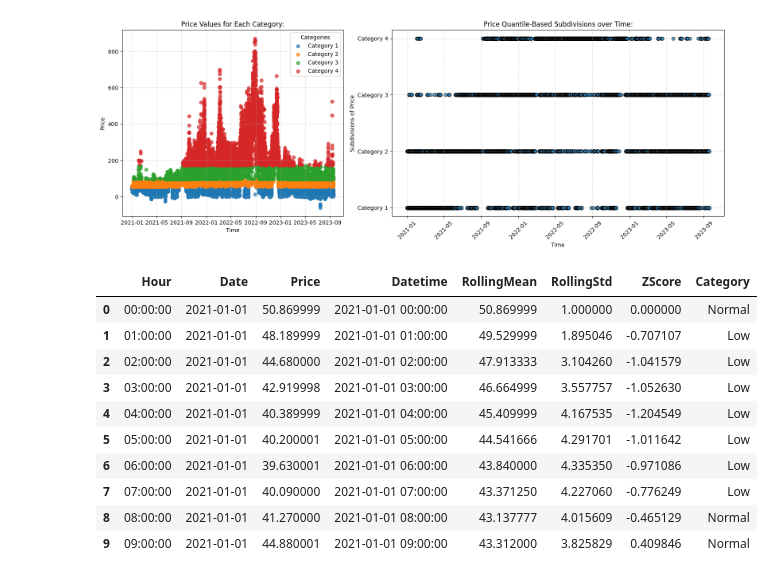
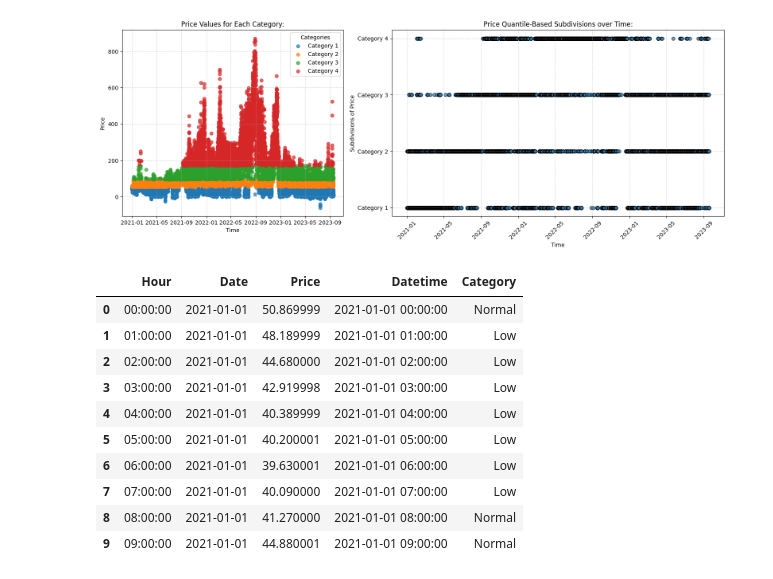
Before and after one commit to Max-f123/Machine_Learning_in_Energy_Systems, a Jupyter notebook: Assignment 03/03 - Simon/Assignment_Simon.ipynb, the cells around one changed output. Drawn from its saved outputs; the diff is of its cells as text; code cells hidden in the pictures.

```diff
--- a/Assignment 03/03 - Simon/Assignment_Simon.ipynb
+++ b/Assignment 03/03 - Simon/Assignment_Simon.ipynb
@@ -180,41 +174,44 @@ Name: count, dtype: int64
 # %%
 def dynamic_categorization(df, column, time_column, window_size):
     # Ensure the time column is sorted and in datetime format
     df[time_column] = pd.to_datetime(df[time_column])
     df = df.sort_values(by=[time_column, 'Hour'])
 
     # Compute rolling statistics (mean+std)
     df['RollingMean'] = df[column].rolling(window=window_size, min_periods=1).mean()
     df['RollingStd'] = df[column].rolling(window=window_size, min_periods=1).std() # 2 values needed for std -> first row will always be NaN!
 
-    # Fill NaN std values with a small constant (e.g., 1) to avoid division errors
+    # Fill NaN std values with 1 to avoid division errors (see comment above)
     df['RollingStd'] = df['RollingStd'].fillna(1)
 
     # Compute Z-scores
     df['ZScore'] = (df[column] - df['RollingMean']) / df['RollingStd']
 
     # Categorize based on Z-scores
     bins = [-float('inf'), -1.5, -0.5, 0.5, 1.5, float('inf')]
     labels = ['Very Low', 'Low', 'Normal', 'High', 'Very High']
     df['Category'] = pd.cut(df['ZScore'], bins=bins, labels=labels)
 
+    # Drop auxiliary columns
+    df = df.drop(columns=['RollingMean', 'RollingStd', 'ZScore'])
+
     return df
 
 # Apply function to categorize
 categorized_data = dynamic_categorization(data, column='Price', time_column='Date', window_size=720)
 categorized_data.head(10)
 # %% [output]
-|  | Hour | Date | Price | Datetime | RollingMean | RollingStd | ZScore | Category |
-| 0 | 00:00:00 | 2021-01-01 | 50.869999 | 2021-01-01 00:00:00 | 50.869999 | 1.000000 | 0.000000 | Normal |
-| 1 | 01:00:00 | 2021-01-01 | 48.189999 | 2021-01-01 01:00:00 | 49.529999 | 1.895046 | -0.707107 | Low |
-| 2 | 02:00:00 | 2021-01-01 | 44.680000 | 2021-01-01 02:00:00 | 47.913333 | 3.104260 | -1.041579 | Low |
-| 3 | 03:00:00 | 2021-01-01 | 42.919998 | 2021-01-01 03:00:00 | 46.664999 | 3.557757 | -1.052630 | Low |
-| 4 | 04:00:00 | 2021-01-01 | 40.389999 | 2021-01-01 04:00:00 | 45.409999 | 4.167535 | -1.204549 | Low |
-| 5 | 05:00:00 | 2021-01-01 | 40.200001 | 2021-01-01 05:00:00 | 44.541666 | 4.291701 | -1.011642 | Low |
-| 6 | 06:00:00 | 2021-01-01 | 39.630001 | 2021-01-01 06:00:00 | 43.840000 | 4.335350 | -0.971086 | Low |
-| 7 | 07:00:00 | 2021-01-01 | 40.090000 | 2021-01-01 07:00:00 | 43.371250 | 4.227060 | -0.776249 | Low |
-| 8 | 08:00:00 | 2021-01-01 | 41.270000 | 2021-01-01 08:00:00 | 43.137777 | 4.015609 | -0.465129 | Normal |
-| 9 | 09:00:00 | 2021-01-01 | 44.880001 | 2021-01-01 09:00:00 | 43.312000 | 3.825829 | 0.409846 | Normal |
+|  | Hour | Date | Price | Datetime | Category |
+| 0 | 00:00:00 | 2021-01-01 | 50.869999 | 2021-01-01 00:00:00 | Normal |
+| 1 | 01:00:00 | 2021-01-01 | 48.189999 | 2021-01-01 01:00:00 | Low |
+| 2 | 02:00:00 | 2021-01-01 | 44.680000 | 2021-01-01 02:00:00 | Low |
+| 3 | 03:00:00 | 2021-01-01 | 42.919998 | 2021-01-01 03:00:00 | Low |
+| 4 | 04:00:00 | 2021-01-01 | 40.389999 | 2021-01-01 04:00:00 | Low |
+| 5 | 05:00:00 | 2021-01-01 | 40.200001 | 2021-01-01 05:00:00 | Low |
+| 6 | 06:00:00 | 2021-01-01 | 39.630001 | 2021-01-01 06:00:00 | Low |
+| 7 | 07:00:00 | 2021-01-01 | 40.090000 | 2021-01-01 07:00:00 | Low |
+| 8 | 08:00:00 | 2021-01-01 | 41.270000 | 2021-01-01 08:00:00 | Normal |
+| 9 | 09:00:00 | 2021-01-01 | 44.880001 | 2021-01-01 09:00:00 | Normal |
 # %%
 def plot_dynamic_categorization(df, column, time_column):
     """
```
Also changed, not shown: parts of 12 cells of this notebook.
